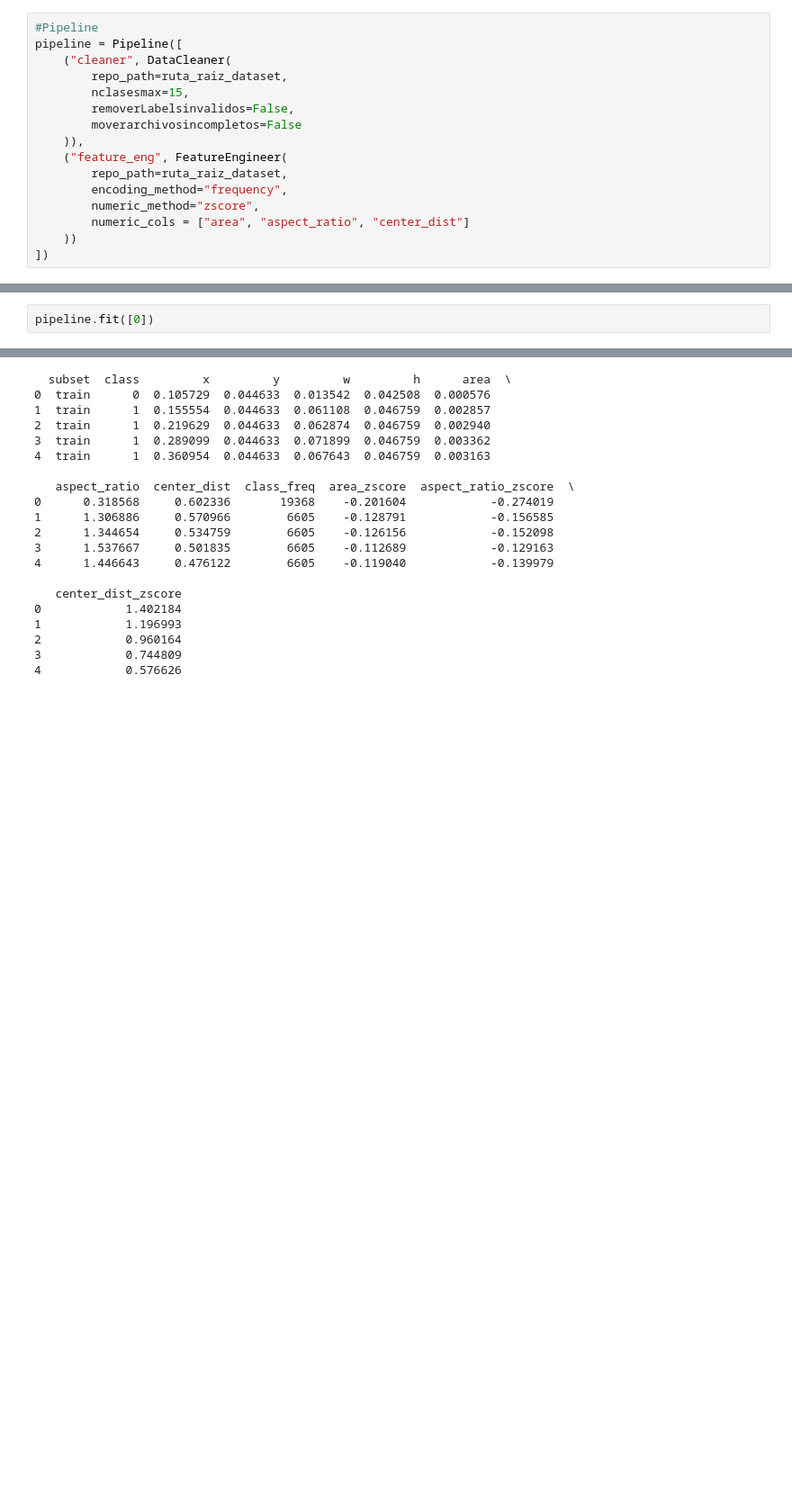
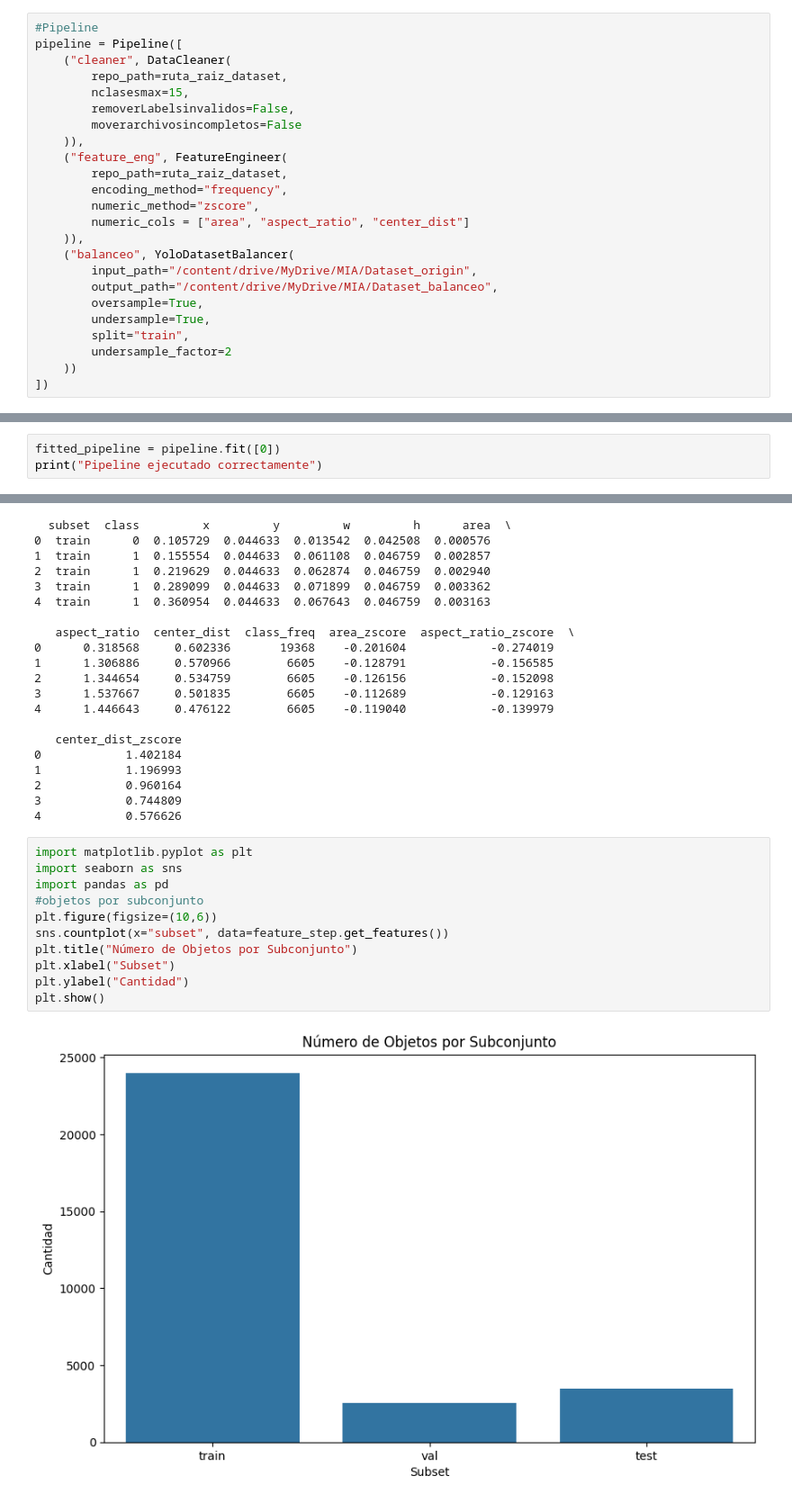
Before and after one commit to ancantos99/proyectointegrador_ia_grupo8, a Jupyter notebook: src/PipelinePreprocesamiento.ipynb, the cells around one changed output, grey strips where cells are left out. Shown at 90% size. Cells and saved outputs as stored; diff of their text form; blank space fills up the shorter version.

Commit message:
se agrego balanceo

```diff
--- a/src/PipelinePreprocesamiento.ipynb
+++ b/src/PipelinePreprocesamiento.ipynb
@@ -75,6 +81,14 @@ pipeline = Pipeline([
         encoding_method="frequency",
         numeric_method="zscore",
         numeric_cols = ["area", "aspect_ratio", "center_dist"]
+    )),
+    ("balanceo", YoloDatasetBalancer(
+        input_path="/content/drive/MyDrive/MIA/Dataset_origin",
+        output_path="/content/drive/MyDrive/MIA/Dataset_balanceo",
+        oversample=True,
+        undersample=True,
+        split="train",
+        undersample_factor=2
     ))
 ])
 # %% [output]
@@ -89,2 +107,0 @@ numeric_cols=['area', 'aspect_ratio', 'center_dist']
-# %%
-pipeline.fit([0])
@@ -114,0 +108,3 @@ Pipeline(steps=[('cleaner',
+# %%
+fitted_pipeline = pipeline.fit([0])
+print("Pipeline ejecutado correctamente")
@@ -145,3 +163,16 @@ print(feature_step.df_.head())
 2            0.960164
 3            0.744809
 4            0.576626
+# %%
+import matplotlib.pyplot as plt
+import seaborn as sns
+import pandas as pd
+#objetos por subconjunto
+plt.figure(figsize=(10,6))
+sns.countplot(x="subset", data=feature_step.get_features())
+plt.title("Número de Objetos por Subconjunto")
+plt.xlabel("Subset")
+plt.ylabel("Cantidad")
+plt.show()
+# %% [output]
+[figure, added]
```
Also changed, not shown: parts of 8 cells of this notebook.
